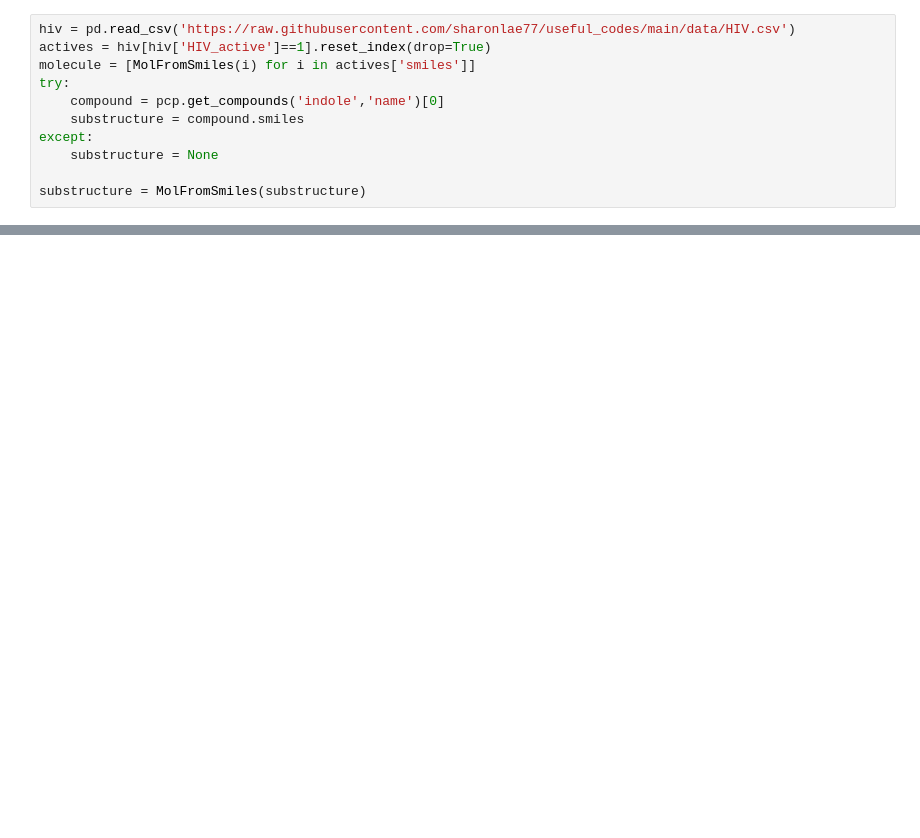
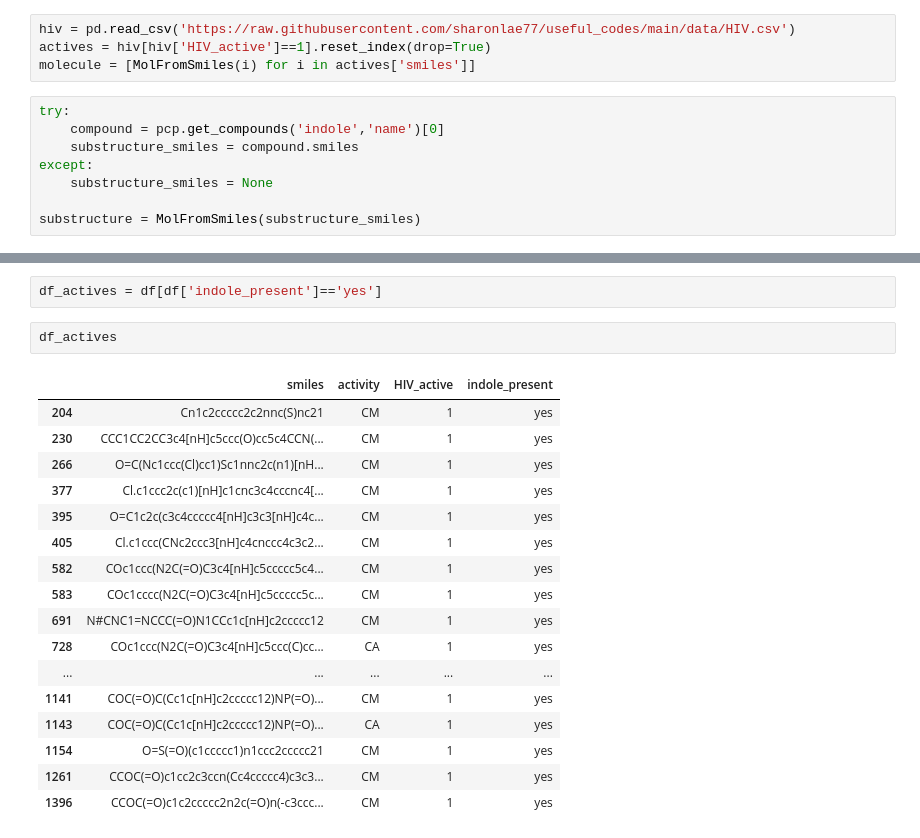
Before and after one commit to sharonlae77/useful_codes, a Jupyter notebook: notebooks/search_substructure.ipynb, the cells around one changed output, grey strips where cells are left out. Cells and saved outputs as stored; diff of their text form; blank space fills up the shorter version.

```diff
--- a/notebooks/search_substructure.ipynb
+++ b/notebooks/search_substructure.ipynb
@@ -10,10 +30,11 @@ import pubchempy as pcp
 hiv = pd.read_csv('https://raw.githubusercontent.com/sharonlae77/useful_codes/main/data/HIV.csv')
 actives = hiv[hiv['HIV_active']==1].reset_index(drop=True)
 molecule = [MolFromSmiles(i) for i in actives['smiles']]
-try:
-    compound = pcp.get_compounds('indole','name')[0]
-    substructure = compound.smiles
-except:
-    substructure = None
-
-substructure = MolFromSmiles(substructure)
+# %%
+try:
+    compound = pcp.get_compounds('indole','name')[0]
+    substructure_smiles = compound.smiles
+except:
+    substructure_smiles = None
+
+substructure = MolFromSmiles(substructure_smiles)
@@ -38,0 +88,22 @@ len(actives)
+# %%
+df_actives = df[df['indole_present']=='yes']
+# %%
+df_actives
+# %% [output]
+|  | smiles | activity | HIV_active | indole_present |
+| 204 | Cn1c2ccccc2c2nnc(S)nc21 | CM | 1 | yes |
+| 230 | CCC1CC2CC3c4[nH]c5ccc(O)cc5c4CCN(... | CM | 1 | yes |
+| 266 | O=C(Nc1ccc(Cl)cc1)Sc1nnc2c(n1)[nH... | CM | 1 | yes |
+| 377 | Cl.c1ccc2c(c1)[nH]c1cnc3c4cccnc4[... | CM | 1 | yes |
+| 395 | O=C1c2c(c3c4ccccc4[nH]c3c3[nH]c4c... | CM | 1 | yes |
+| 405 | Cl.c1ccc(CNc2ccc3[nH]c4cnccc4c3c2... | CM | 1 | yes |
+| 582 | COc1ccc(N2C(=O)C3c4[nH]c5ccccc5c4... | CM | 1 | yes |
+| 583 | COc1cccc(N2C(=O)C3c4[nH]c5ccccc5c... | CM | 1 | yes |
+| 691 | N#CNC1=NCCC(=O)N1CCc1c[nH]c2ccccc12 | CM | 1 | yes |
+| 728 | COc1ccc(N2C(=O)C3c4[nH]c5ccc(C)cc... | CA | 1 | yes |
+| ... | ... | ... | ... | ... |
+| 1141 | COC(=O)C(Cc1c[nH]c2ccccc12)NP(=O)... | CM | 1 | yes |
+| 1143 | COC(=O)C(Cc1c[nH]c2ccccc12)NP(=O)... | CA | 1 | yes |
+| 1154 | O=S(=O)(c1ccccc1)n1ccc2ccccc21 | CM | 1 | yes |
+| 1261 | CCOC(=O)c1cc2c3ccn(Cc4ccccc4)c3c3... | CM | 1 | yes |
+| 1396 | CCOC(=O)c1c2ccccc2n2c(=O)n(-c3ccc... | CM | 1 | yes |
```
Also changed, not shown: parts of 8 cells of this notebook.
